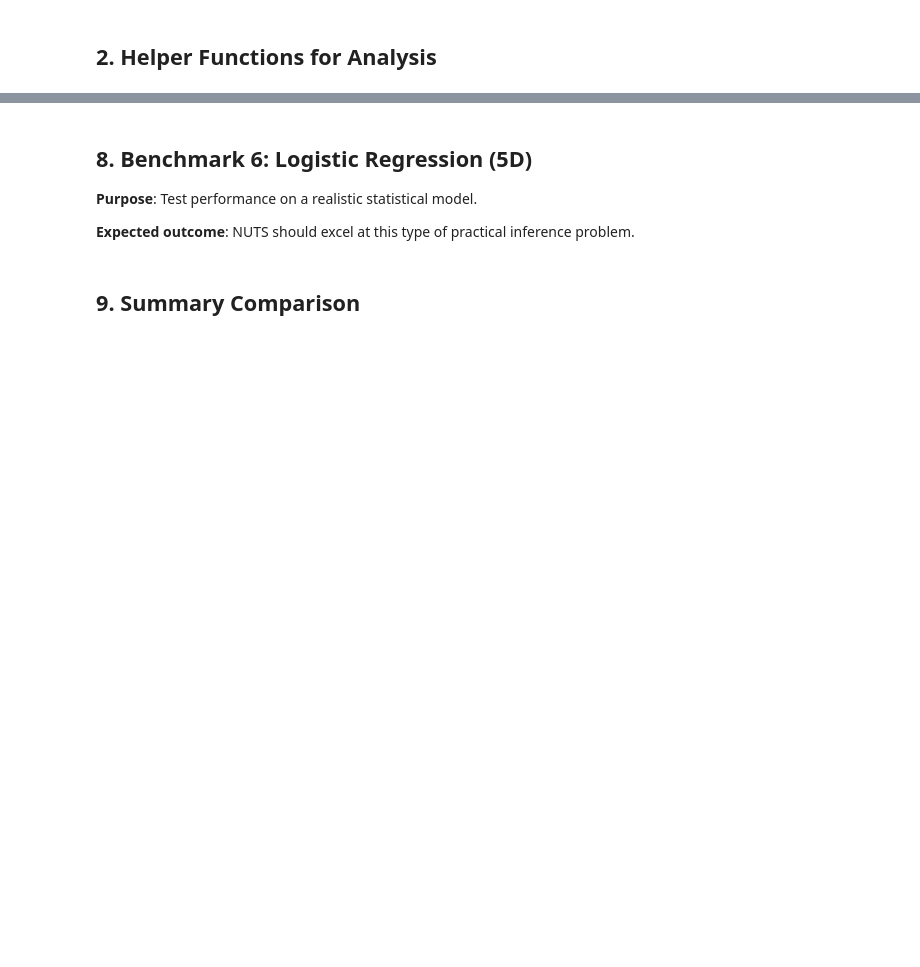
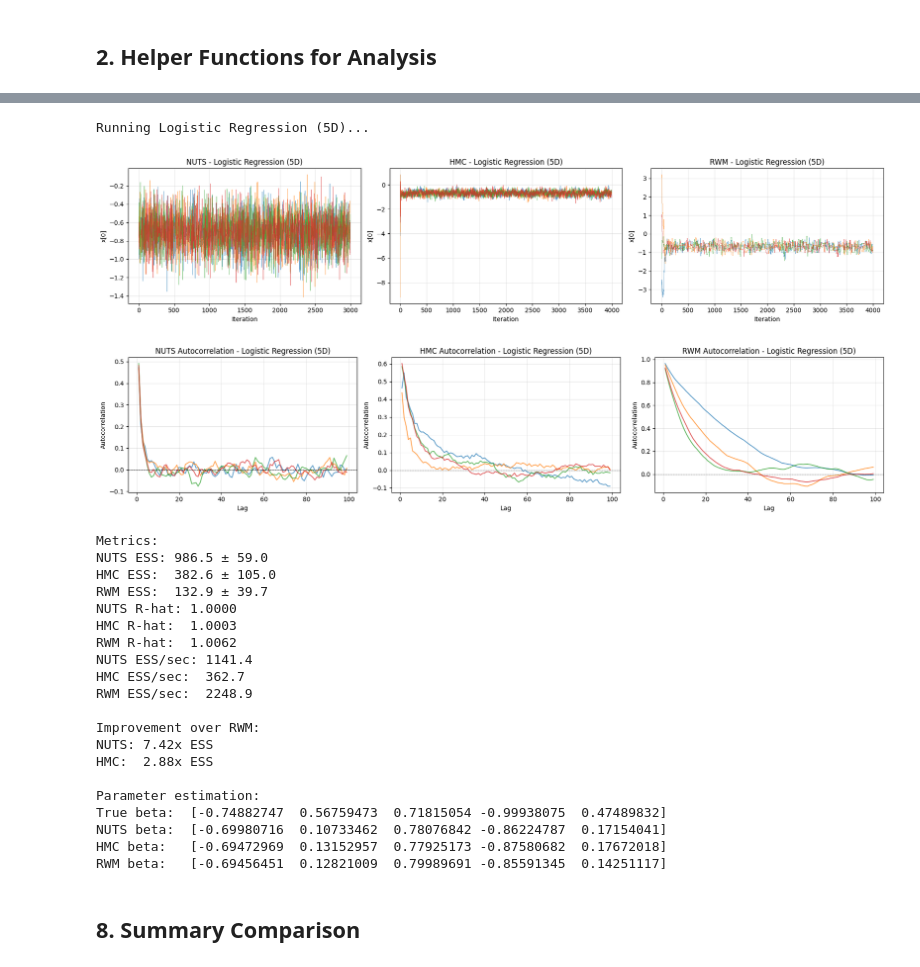
Before and after one commit to LenaSchill3008/NUTS_Implementation, a Jupyter notebook: analysis.ipynb, the cells around one changed output, grey strips where cells are left out. Drawn from its saved outputs; the diff is of its cells as text; code cells hidden in the pictures; blank space fills up the shorter version.

```diff
--- a/analysis.ipynb
+++ b/analysis.ipynb
@@ -271,29 +446,62 @@ print(f"\nImprovement: {np.mean(metrics_3['nuts_ess']) / np.mean(metrics_3['rwm_
 # %%
-print("Running Gaussian Mixture (2D)...")
-model_5 = GaussianMixture()
-results_5 = run_sampler_comparison(model_5, dim=2, n_samples=3000, n_adapt=1000)
-metrics_5 = compute_metrics(results_5, dim=2)
+print("Running Logistic Regression (5D)...")
+np.random.seed(123)
+n, d = 200, 5
+X = np.random.randn(n, d)
+true_beta = np.random.randn(d)
+logits = X @ true_beta
+y = (np.random.rand(n) < 1 / (1 + np.exp(-logits))).astype(float)
 
-plot_traces(results_5['nuts_samples'], results_5['rwm_samples'], 'Gaussian Mixture (2D)', dim_idx=0)
-plot_autocorrelation(results_5['nuts_samples'], results_5['rwm_samples'], 'Gaussian Mixture (2D)', dim_idx=0)
-plot_2d_samples(results_5['nuts_samples'], results_5['rwm_samples'], 'Gaussian Mixture (2D)')
+model_5 = LogisticRegression(X, y)
+results_5 = run_sampler_comparison(model_5, dim=5, n_samples=3000, n_adapt=1000)
+metrics_5 = compute_metrics(results_5, dim=5)
+
+plot_traces(results_5['nuts_samples'], results_5['hmc_samples'], results_5['rwm_samples'], 'Logistic Regression (5D)', dim_idx=0)
+plot_autocorrelation(results_5['nuts_samples'], results_5['hmc_samples'], results_5['rwm_samples'], 'Logistic Regression (5D)', dim_idx=0)
 
 print(f"\nMetrics:")
 print(f"NUTS ESS: {np.mean(metrics_5['nuts_ess']):.1f} ± {np.std(metrics_5['nuts_ess']):.1f}")
+print(f"HMC ESS:  {np.mean(metrics_5['hmc_ess']):.1f} ± {np.std(metrics_5['hmc_ess']):.1f}")
 print(f"RWM ESS:  {np.mean(metrics_5['rwm_ess']):.1f} ± {np.std(metrics_5['rwm_ess']):.1f}")
 print(f"NUTS R-hat: {metrics_5['nuts_rhat']:.4f}")
+print(f"HMC R-hat:  {metrics_5['hmc_rhat']:.4f}")
 print(f"RWM R-hat:  {metrics_5['rwm_rhat']:.4f}")
 print(f"NUTS ESS/sec: {np.mean(metrics_5['nuts_ess_per_sec']):.1f}")
+print(f"HMC ESS/sec:  {np.mean(metrics_5['hmc_ess_per_sec']):.1f}")
 print(f"RWM ESS/sec:  {np.mean(metrics_5['rwm_ess_per_sec']):.1f}")
+print(f"\nImprovement over RWM:")
+print(f"NUTS: {np.mean(metrics_5['nuts_ess']) / np.mean(metrics_5['rwm_ess']):.2f}x ESS")
+print(f"HMC:  {np.mean(metrics_5['hmc_ess']) / np.mean(metrics_5['rwm_ess']):.2f}x ESS")
 
-nuts_combined = np.vstack(results_5['nuts_samples'])
-rwm_combined = np.vstack(results_5['rwm_samples'])
-print(f"\nMode exploration:")
-print(f"NUTS visits to mode 1 (<0,0): {np.mean(nuts_combined[:, 0] < 0):.2%}")
-print(f"RWM visits to mode 1 (<0,0):  {np.mean(rwm_combined[:, 0] < 0):.2%}")
+nuts_beta_est = np.mean(np.vstack(results_5['nuts_samples']), axis=0)
+hmc_beta_est = np.mean(np.vstack(results_5['hmc_samples']), axis=0)
+rwm_beta_est = np.mean(np.vstack(results_5['rwm_samples']), axis=0)
+print(f"\nParameter estimation:")
+print(f"True beta:  {true_beta}")
+print(f"NUTS beta:  {nuts_beta_est}")
+print(f"HMC beta:   {hmc_beta_est}")
+print(f"RWM beta:   {rwm_beta_est}")
+# %% [output]
+Running Logistic Regression (5D)...
+[figure, added]
+[figure, added]
+Metrics:
+NUTS ESS: 986.5 ± 59.0
+HMC ESS:  382.6 ± 105.0
+RWM ESS:  132.9 ± 39.7
+NUTS R-hat: 1.0000
+HMC R-hat:  1.0003
+RWM R-hat:  1.0062
+NUTS ESS/sec: 1141.4
+HMC ESS/sec:  362.7
+RWM ESS/sec:  2248.9
+
+Improvement over RWM:
+NUTS: 7.42x ESS
+HMC:  2.88x ESS
+
+Parameter estimation:
+True beta:  [-0.74882747  0.56759473  0.71815054 -0.99938075  0.47489832]
+NUTS beta:  [-0.69980716  0.10733462  0.78076842 -0.86224787  0.17154041]
+HMC beta:   [-0.69472969  0.13152957  0.77925173 -0.87580682  0.17672018]
+RWM beta:   [-0.69456451  0.12821009  0.79989691 -0.85591345  0.14251117]
-# %% [markdown]
-## 8. Benchmark 6: Logistic Regression (5D)
-
-**Purpose**: Test performance on a realistic statistical model.
-
-**Expected outcome**: NUTS should excel at this type of practical inference problem.
@@ -331,5 +508,5 @@ print(f"RWM beta:   {rwm_beta_est}")
 # %% [markdown]
-## 9. Summary Comparison
+## 8. Summary Comparison
 # %%
 all_metrics = [
     ('Standard Normal (1D)', metrics_1),
```
Also changed, not shown: parts of 19 cells of this notebook, 1 other file.
